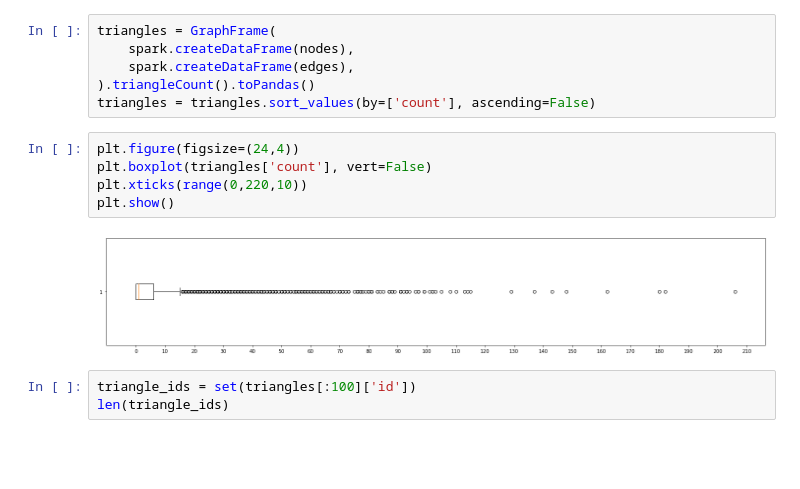
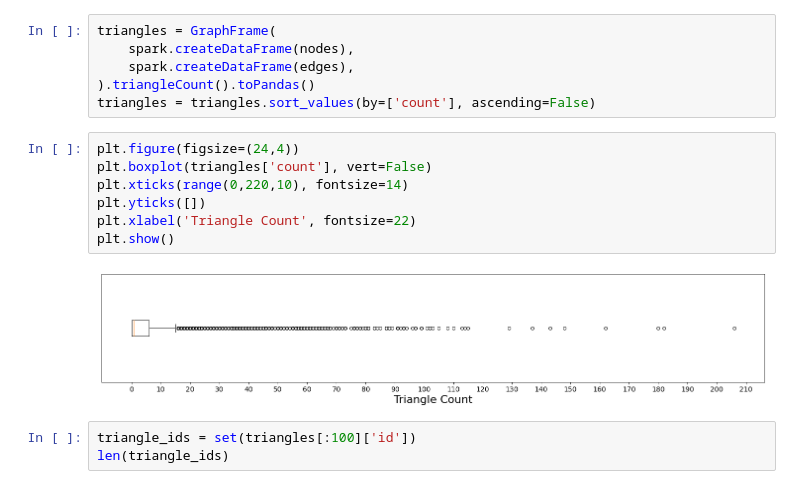
Before and after one commit to lqwdev/The-Freedom-Deer, a Jupyter notebook: cp4/src/graph.ipynb, the cells around one changed output. Cells and saved outputs as stored; diff of their text form; blank space fills up the shorter version.

Commit message:
[cp4] graphs

```diff
--- a/cp4/src/graph.ipynb
+++ b/cp4/src/graph.ipynb
@@ -188,10 +188,12 @@ triangles = triangles.sort_values(by=['count'], ascending=False)
 # %%
 plt.figure(figsize=(24,4))
 plt.boxplot(triangles['count'], vert=False)
-plt.xticks(range(0,220,10))
+plt.xticks(range(0,220,10), fontsize=14)
+plt.yticks([])
+plt.xlabel('Triangle Count', fontsize=22)
 plt.show()
 # %% [output]
-[figure, old version]
+[figure, new version]
 # %%
 triangle_ids = set(triangles[:100]['id'])
 len(triangle_ids)
```
Also changed, not shown: parts of 4 cells of this notebook, 1 other file.
